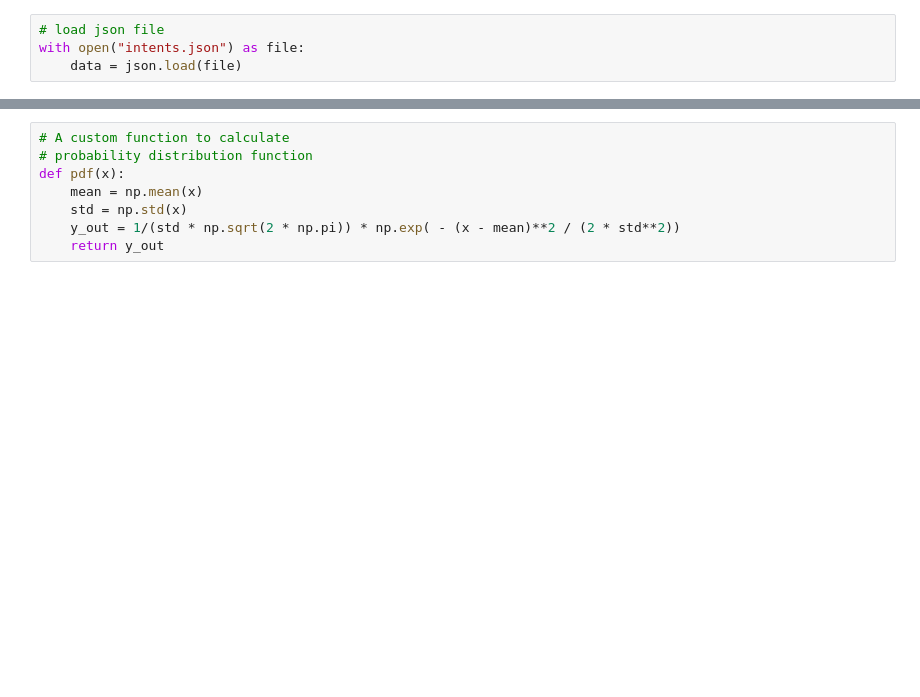
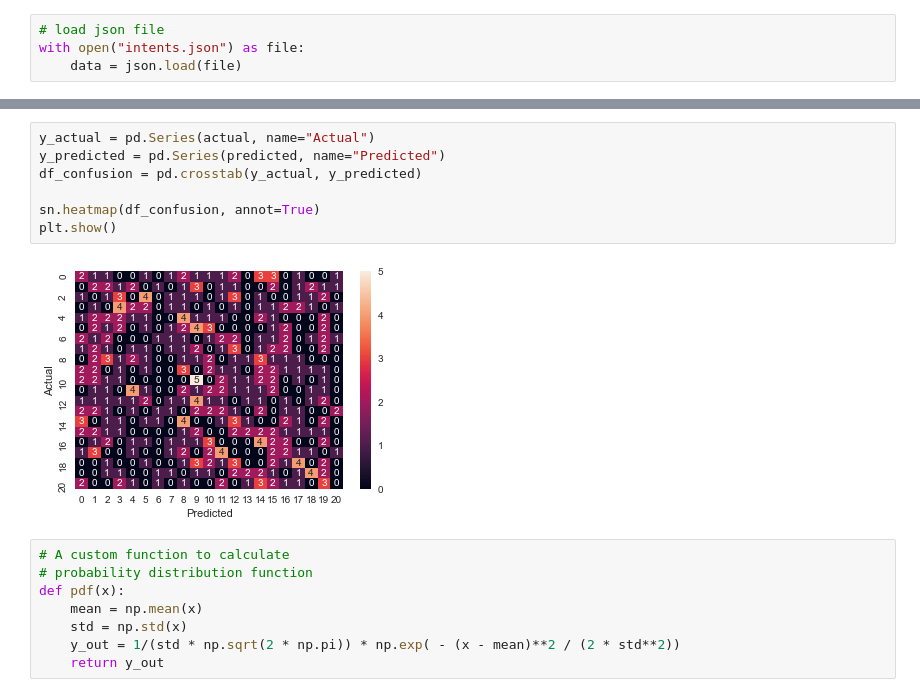
Before and after one commit to CSCI4850/s21-team8-project, a Jupyter notebook: ChatBot_QuantTest.ipynb, the cells around one changed output, grey strips where cells are left out. Cells and saved outputs as stored; diff of their text form; blank space fills up the shorter version.

```diff
--- a/ChatBot_QuantTest.ipynb
+++ b/ChatBot_QuantTest.ipynb
@@ -233,3 +245,12 @@ model_acc
+# %%
+y_actual = pd.Series(actual, name="Actual")
+y_predicted = pd.Series(predicted, name="Predicted")
+df_confusion = pd.crosstab(y_actual, y_predicted)
+
+sn.heatmap(df_confusion, annot=True)
+plt.show()
+# %% [output]
+[figure, added]
 # %%
 # A custom function to calculate
 # probability distribution function
```
Also changed, not shown: parts of 7 cells of this notebook.
